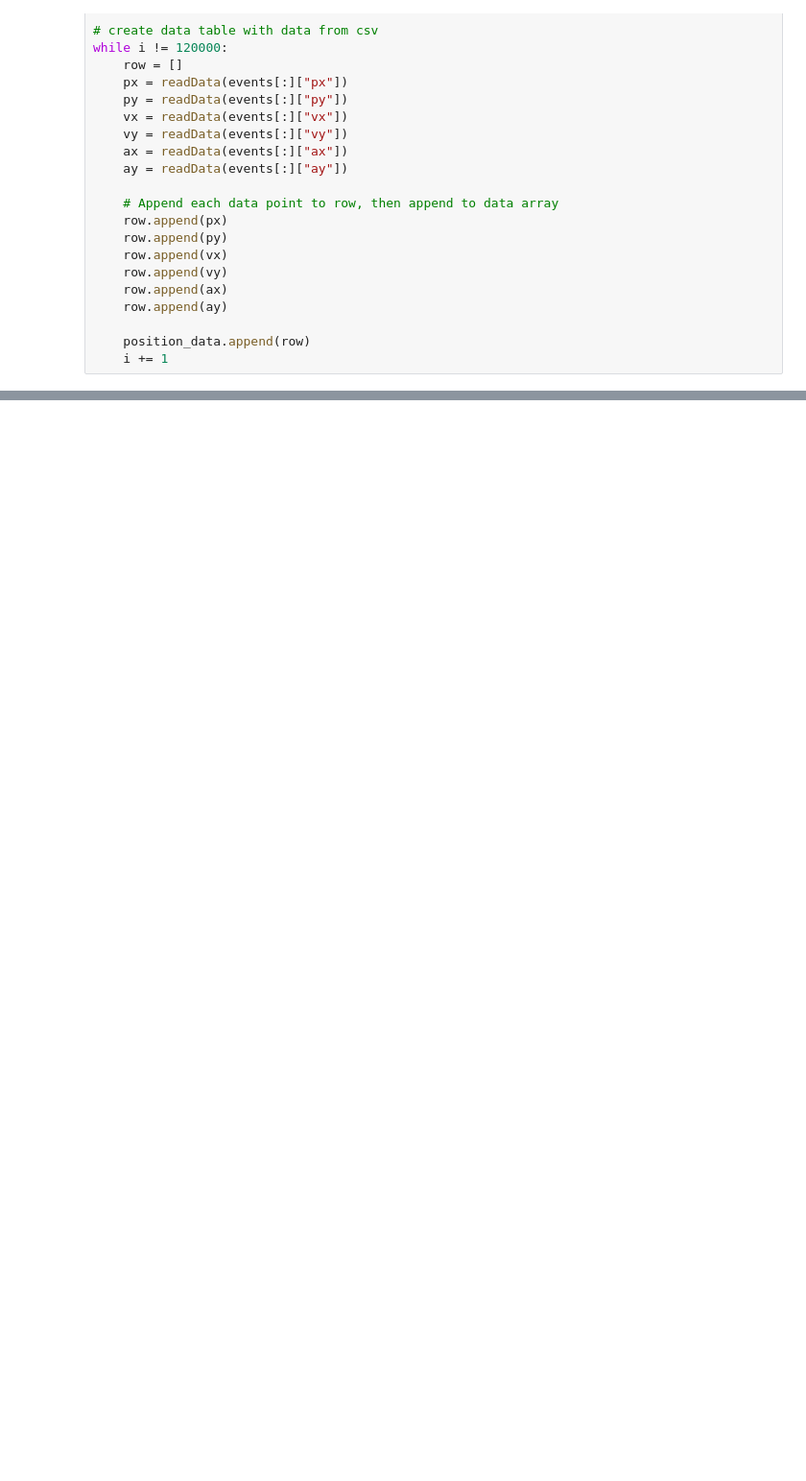
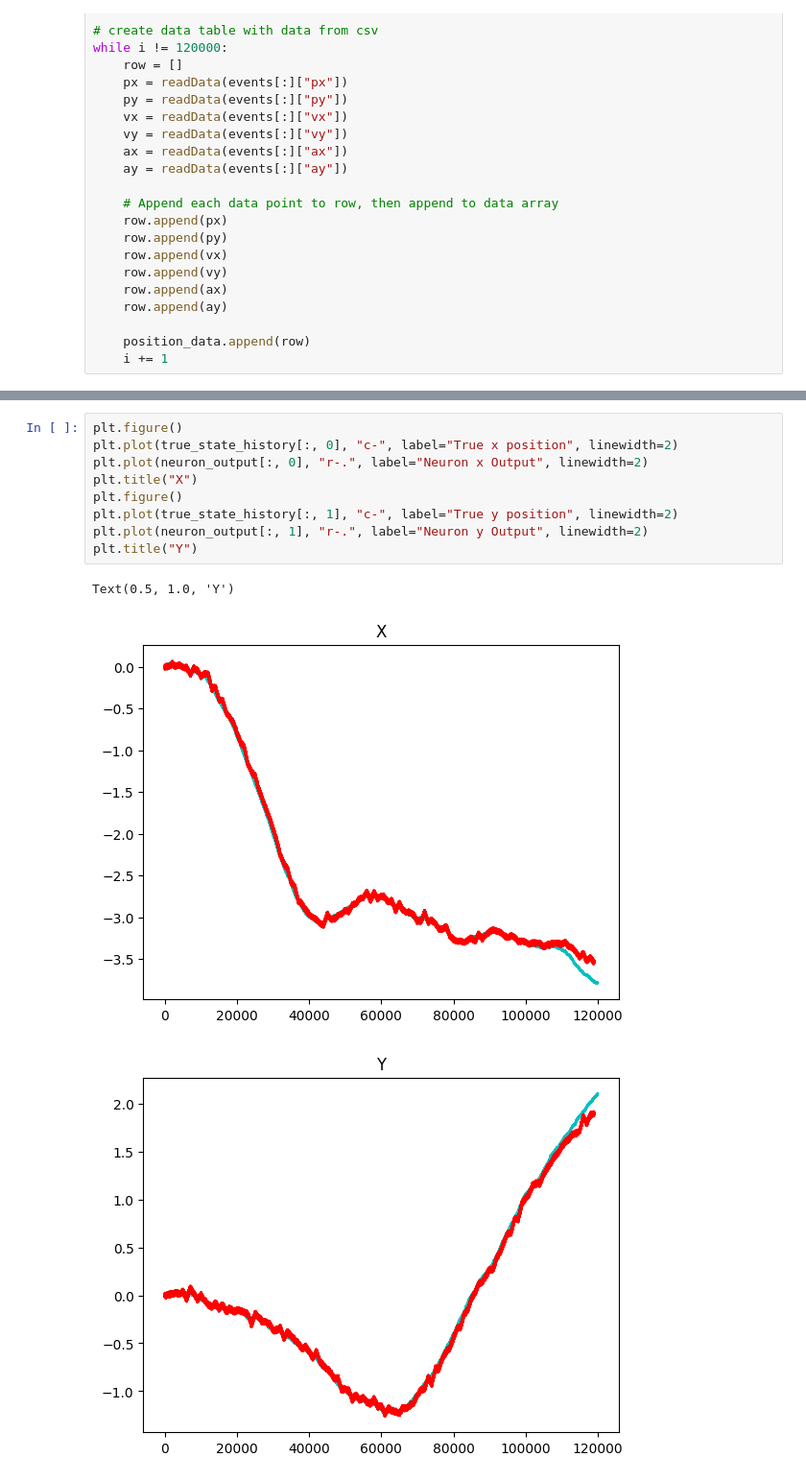
Before and after one commit to ethanw24/495FinalProject, a Jupyter notebook: FinalProject.ipynb, the cells around one changed output, grey strips where cells are left out. Shown at 96% size. Cells and saved outputs as stored; diff of their text form; blank space fills up the shorter version.

```diff
--- a/FinalProject.ipynb
+++ b/FinalProject.ipynb
@@ -514 +506,14 @@ with model:
+# %%
+plt.figure()
+plt.plot(true_state_history[:, 0], "c-", label="True x position", linewidth=2)
+plt.plot(neuron_output[:, 0], "r-.", label="Neuron x Output", linewidth=2)
+plt.title("X")
+plt.figure()
+plt.plot(true_state_history[:, 1], "c-", label="True y position", linewidth=2)
+plt.plot(neuron_output[:, 1], "r-.", label="Neuron y Output", linewidth=2)
+plt.title("Y")
+# %% [output]
+Text(0.5, 1.0, 'Y')
+[figure, added]
+[figure, added]
 # %%
```
Also changed, not shown: parts of 11 cells of this notebook, 5 other files.
